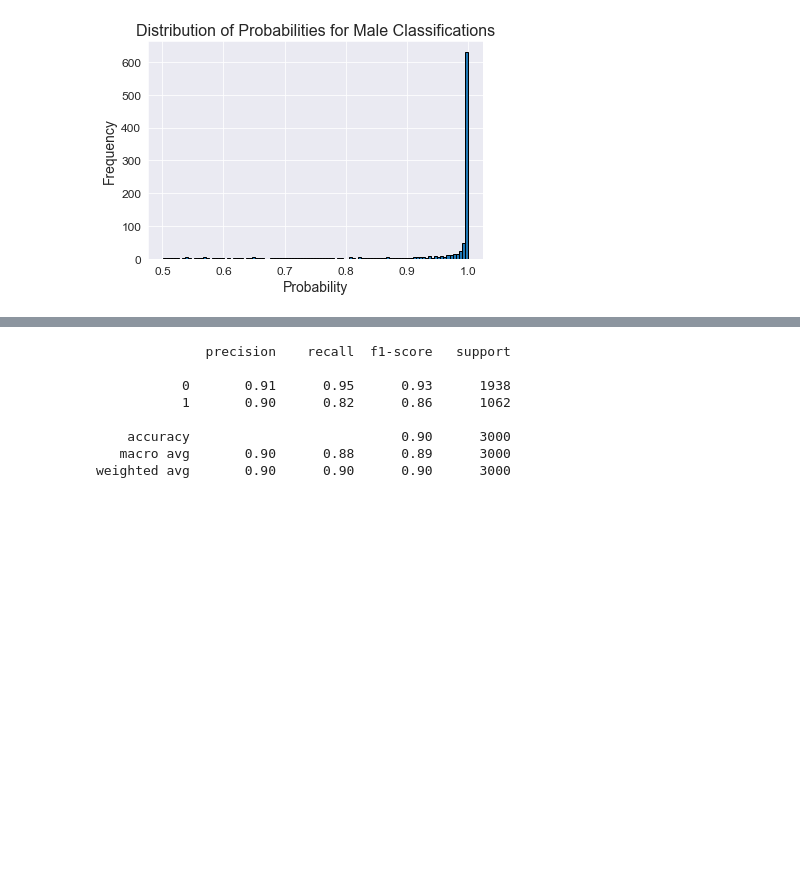
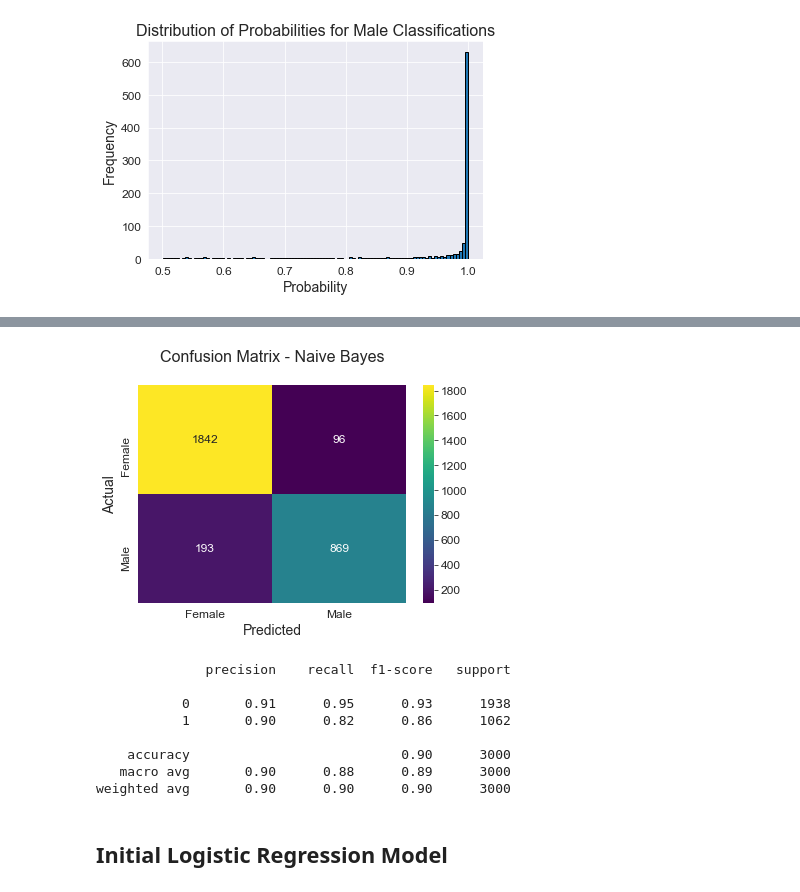
Before and after one commit to HNStaggs/Clinical-Trial-Gender-Gaps, a Jupyter notebook: DataProcessing.ipynb, the cells around one changed output, grey strips where cells are left out. Drawn from its saved outputs; the diff is of its cells as text; code cells hidden in the pictures; blank space fills up the shorter version.

```diff
--- a/DataProcessing.ipynb
+++ b/DataProcessing.ipynb
@@ -1029,3 +1066,14 @@ plt.show()
+# %%
+cm = confusion_matrix(y_test, y_pred_nb)
+#sns.heatmap(cm, annot=True, cmap='Blues', fmt='g', xticklabels=svm_model.classes_, yticklabels=svm_model.classes_)
+sns.heatmap(cm, annot=True, cmap='viridis', fmt='g', xticklabels=['Female', 'Male'],
+            yticklabels=['Female', 'Male'], annot_kws={"size": 12})
+plt.xlabel('Predicted')
+plt.ylabel('Actual')
+plt.title('Confusion Matrix - Naive Bayes\n')
+plt.show()
+# %% [output]
+[figure, added]
 # %%
 print(classification_report(y_test, y_pred_nb))
 # %% [output]
@@ -1037,3 +1085,5 @@ print(classification_report(y_test, y_pred_nb))
     accuracy                           0.90      3000
    macro avg       0.90      0.88      0.89      3000
 weighted avg       0.90      0.90      0.90      3000
+# %% [markdown]
+## Initial Logistic Regression Model
```
Also changed, not shown: parts of 21 cells of this notebook.
